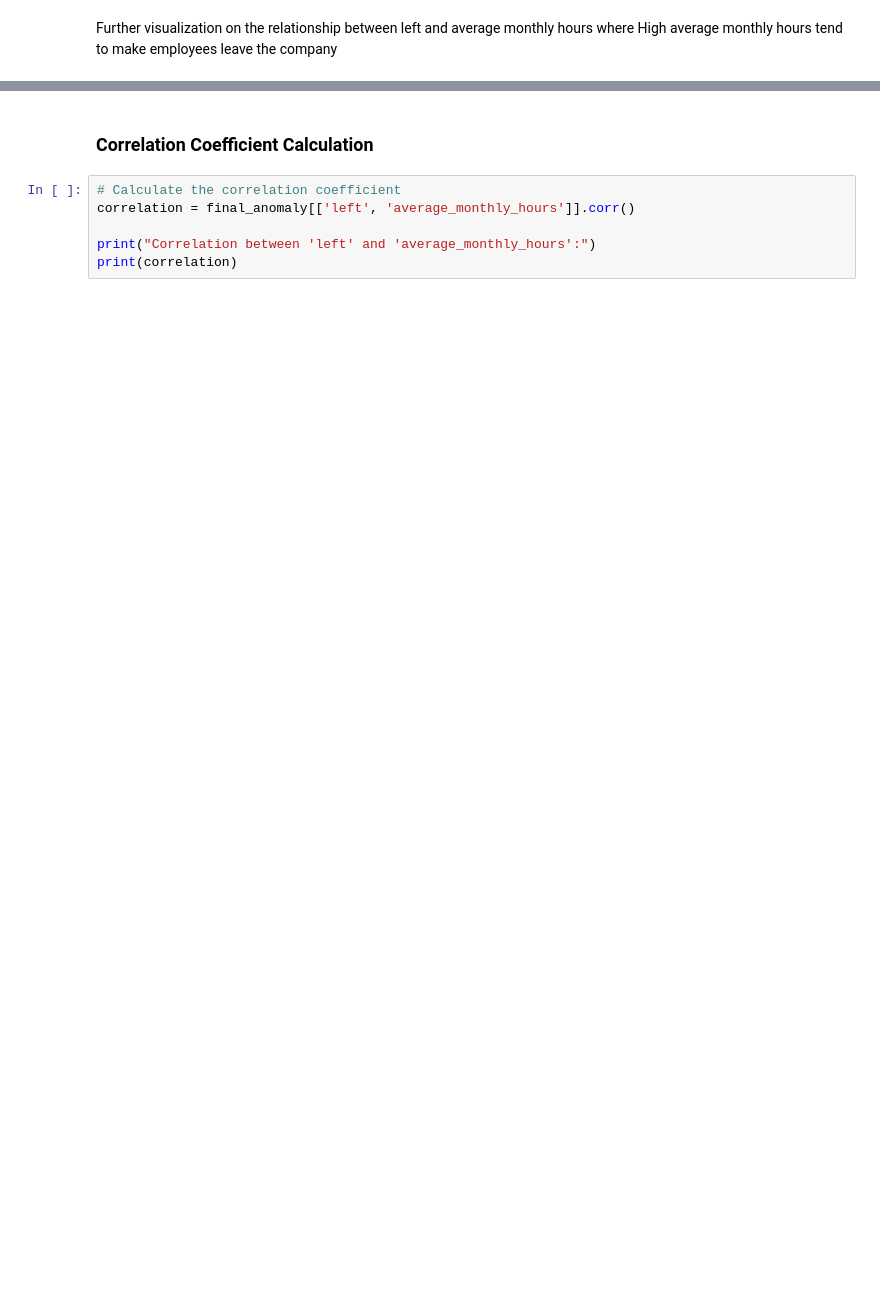
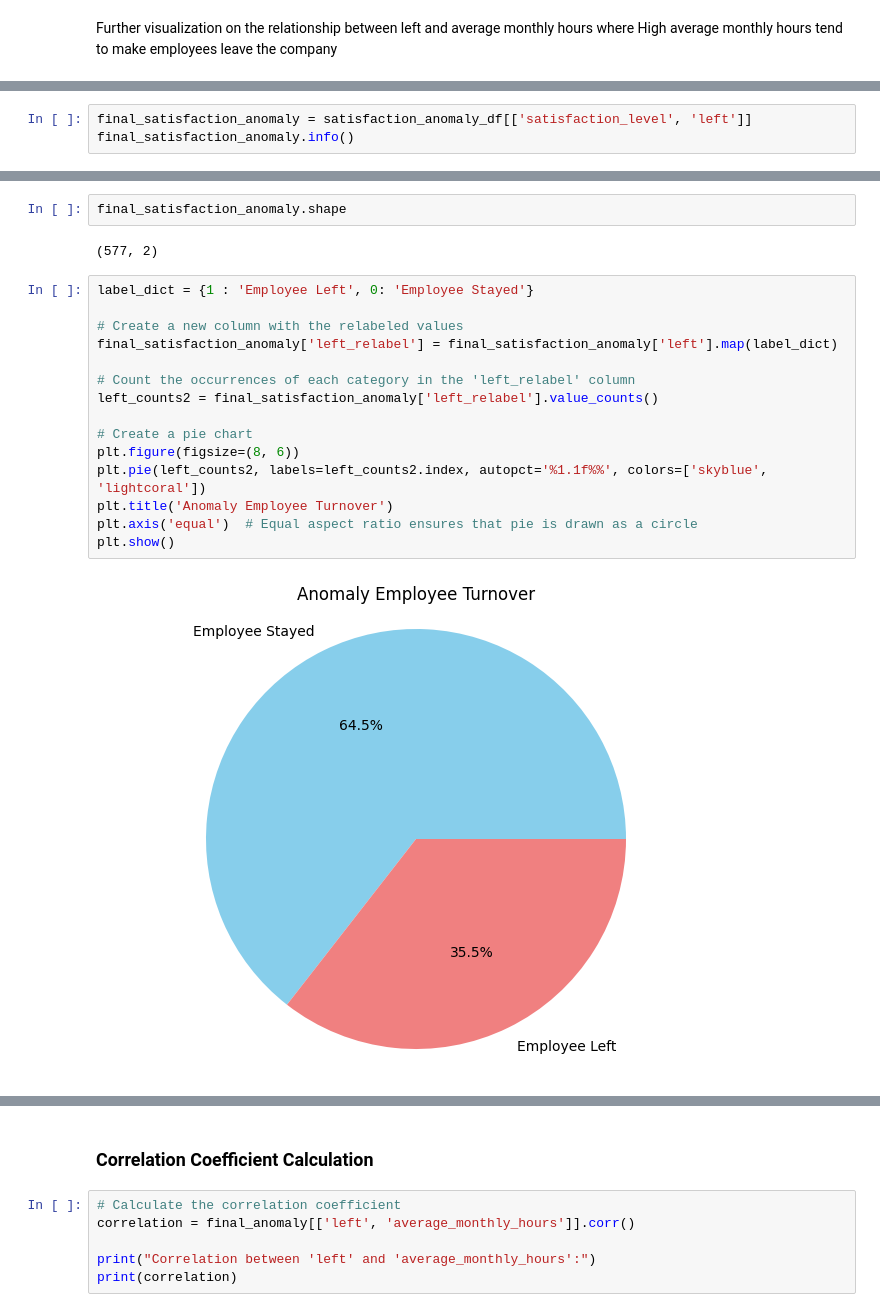
Before and after one commit to BigDataAnalytics-Group-B/comp3610-Project-Group-B, a Jupyter notebook: ProjectFiles/Notebooks/anomaly_detection.ipynb, the cells around one changed output, grey strips where cells are left out. Drawn from its saved outputs; the diff is of its cells as text; blank space fills up the shorter version.

```diff
--- a/ProjectFiles/Notebooks/anomaly_detection.ipynb
+++ b/ProjectFiles/Notebooks/anomaly_detection.ipynb
@@ -263,0 +344,3 @@ Further visualization on the relationship between left and average monthly hours
+# %%
+final_satisfaction_anomaly = satisfaction_anomaly_df[['satisfaction_level', 'left']]
+final_satisfaction_anomaly.info()
@@ -263,0 +357,21 @@ Further visualization on the relationship between left and average monthly hours
+# %%
+final_satisfaction_anomaly.shape
+# %% [output]
+(577, 2)
+# %%
+label_dict = {1 : 'Employee Left', 0: 'Employee Stayed'}
+
+# Create a new column with the relabeled values
+final_satisfaction_anomaly['left_relabel'] = final_satisfaction_anomaly['left'].map(label_dict)
+
+# Count the occurrences of each category in the 'left_relabel' column
+left_counts2 = final_satisfaction_anomaly['left_relabel'].value_counts()
+
+# Create a pie chart
+plt.figure(figsize=(8, 6))
+plt.pie(left_counts2, labels=left_counts2.index, autopct='%1.1f%%', colors=['skyblue', 'lightcoral'])
+plt.title('Anomaly Employee Turnover')
+plt.axis('equal')  # Equal aspect ratio ensures that pie is drawn as a circle
+plt.show()
+# %% [output]
+[figure, added]
```
Also changed, not shown: parts of 24 cells of this notebook.
